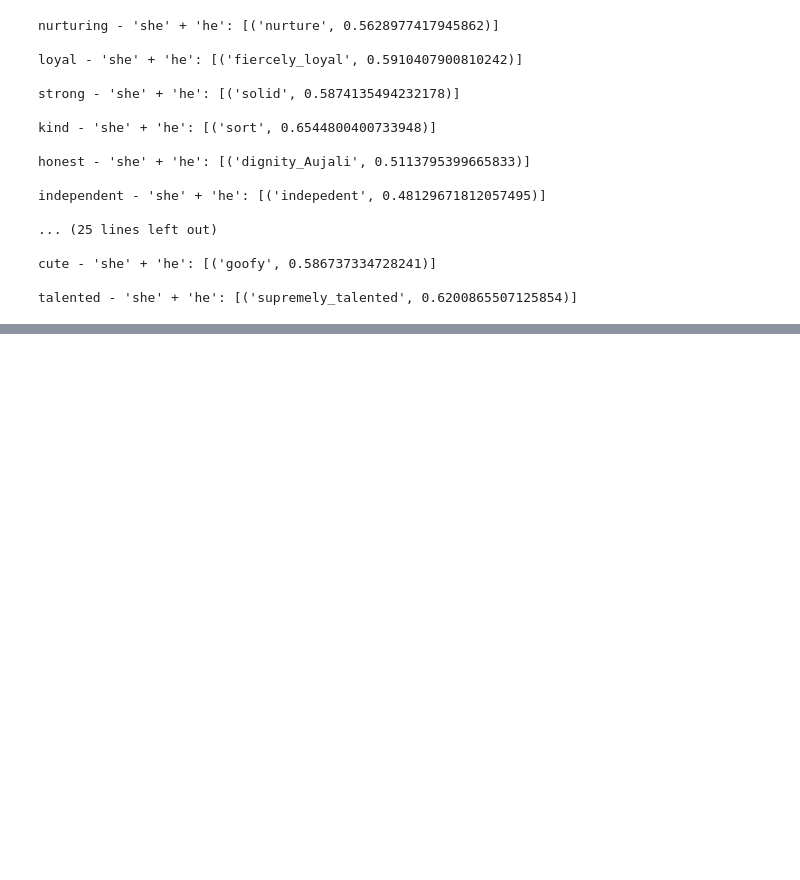
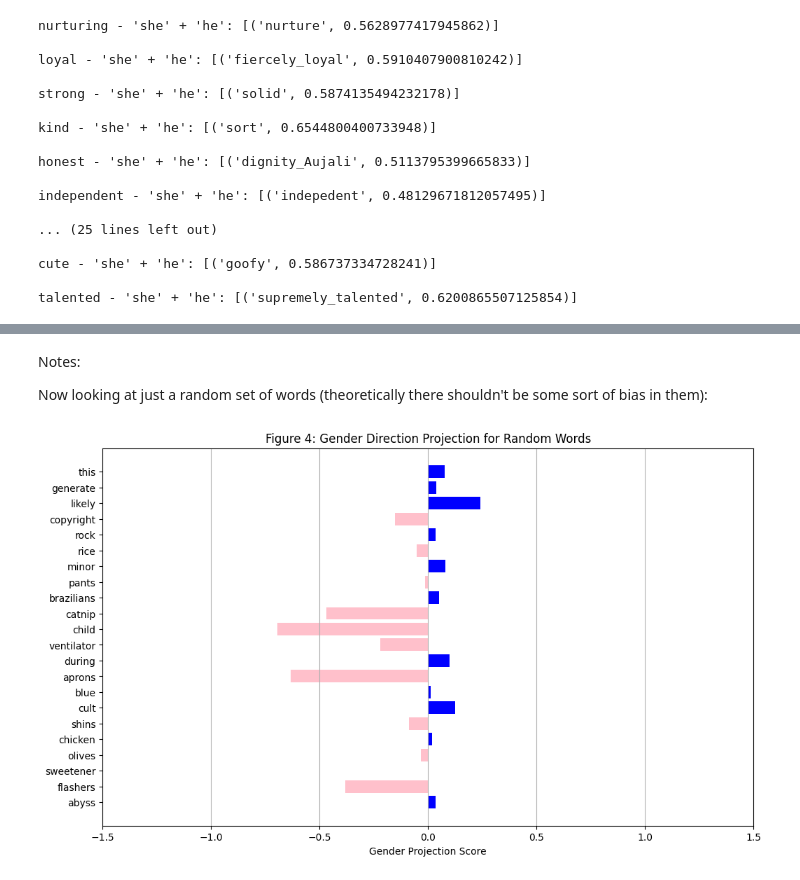
Before and after one commit to chan-anni/IP1-wordembeddings, a Jupyter notebook: word2vecNotes.ipynb, the cells around one changed output, grey strips where cells are left out. Saved outputs shown, nothing was run; the diff lists cells and outputs as text; code cells hidden in the pictures; blank space fills up the shorter version.

```diff
--- a/word2vecNotes.ipynb
+++ b/word2vecNotes.ipynb
@@ -217,0 +314,19 @@ Overall, it's hard to see if there are gender biases just off vector math alone
+# %% [markdown]
+Notes:
+
+Now looking at just a random set of words (theoretically there shouldn't be some sort of bias in them):
+# %%
+random = ["abyss", "flashers", "sweetener", "olives", "chicken", "shins", "cult", "blue", "aprons", "during", "ventilator", "child", "catnip", "brazilians", "pants", "minor", "rice", "rock", "copyright", "likely", "generate", "this"]
+gender_scores = [compute_projection_score(x, gender_vector, model) for x in random]
+
+# visualising!
+plt.figure(figsize=(12, 7))
+plt.barh(random, gender_scores, color=['blue' if score > 0 else 'pink' for score in gender_scores])
+plt.xlabel("Gender Projection Score")
+plt.title("Figure 4: Gender Direction Projection for Random Words")
+plt.grid(axis='x')
+plt.xlim(-1.5, 1.5)
+
+plt.show()
+# %% [output]
+[figure, added]
```
Also changed, not shown: parts of 22 cells of this notebook.
